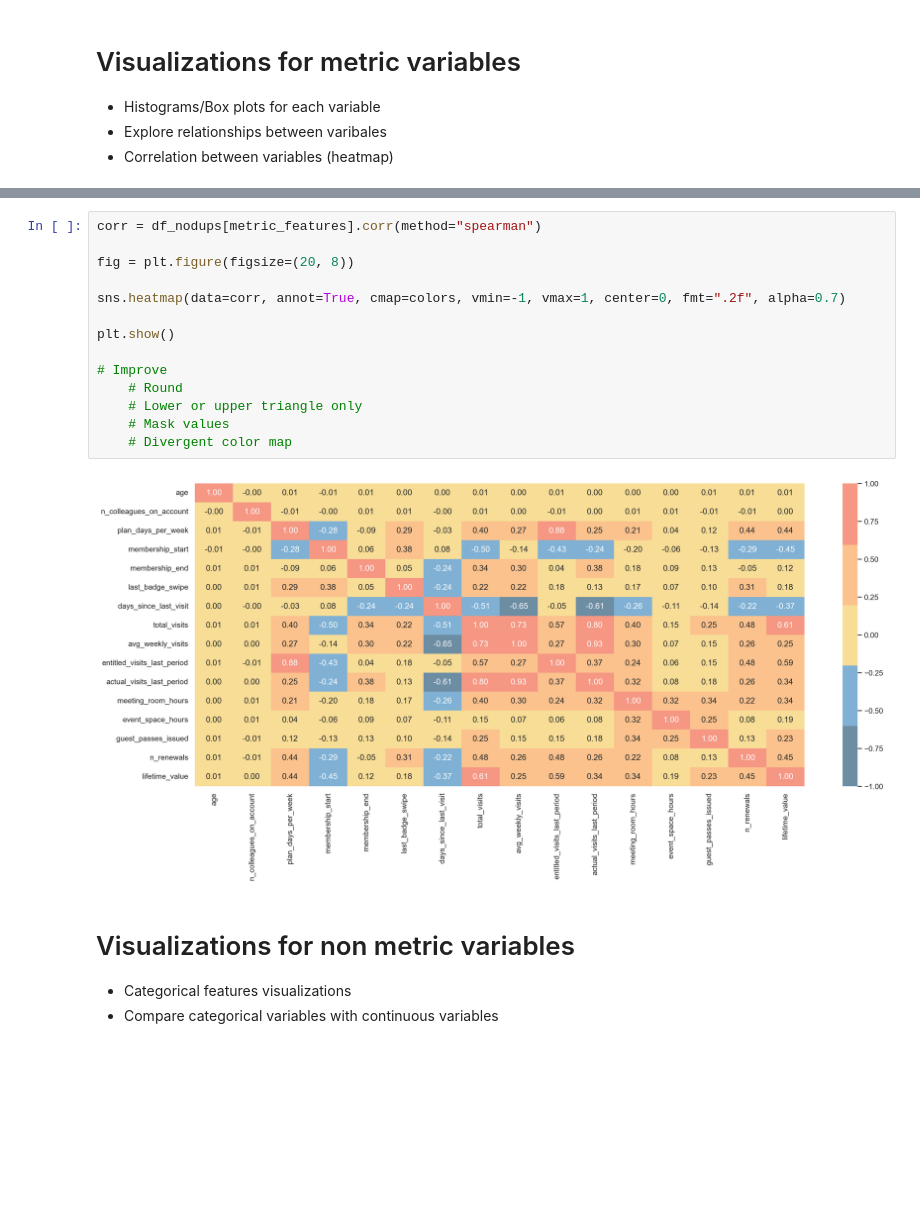
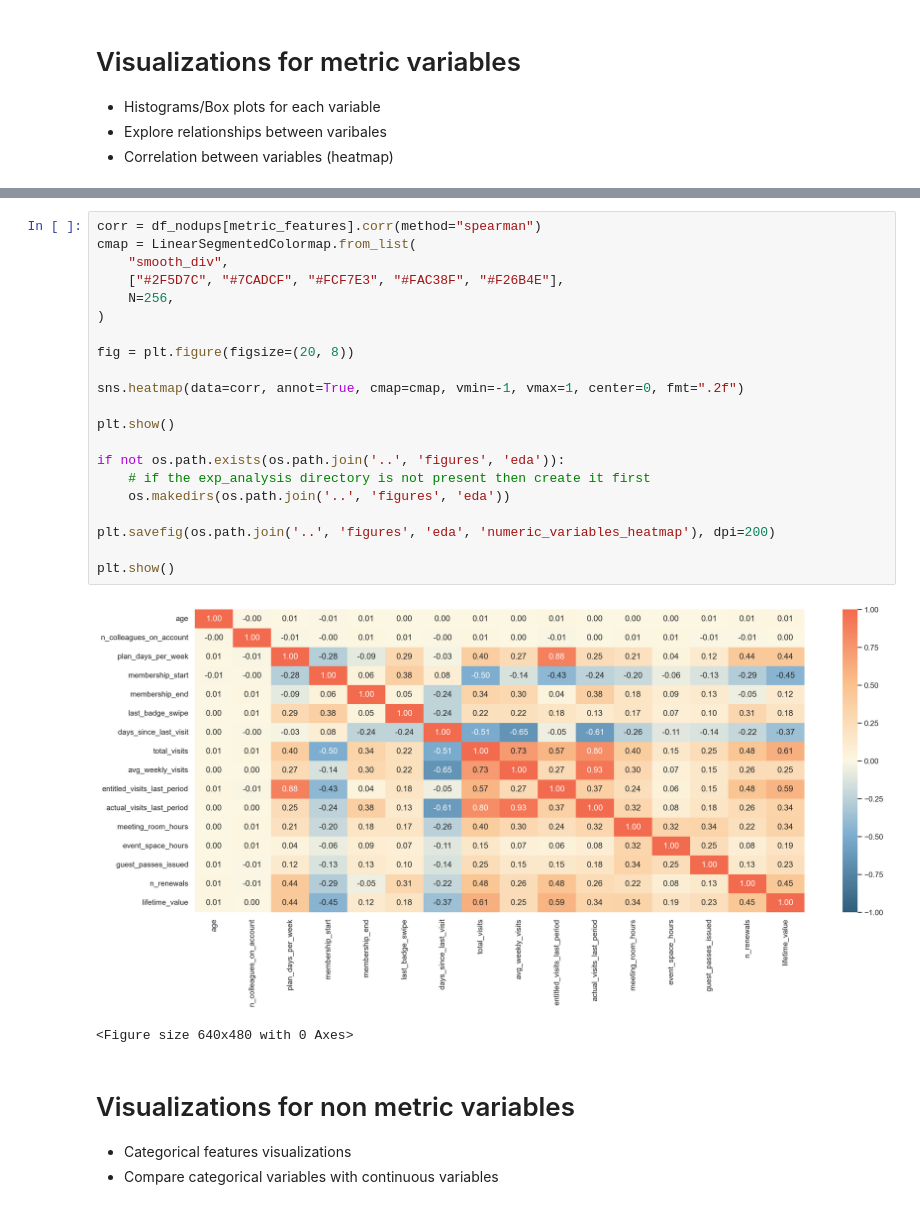
Before and after one commit to saradfalves/DM_Group20, a Jupyter notebook: notebooks/EDA_Sara.ipynb, the cells around one changed output, grey strips where cells are left out. Cells and saved outputs as stored; diff of their text form; blank space fills up the shorter version.

```diff
--- a/notebooks/EDA_Sara.ipynb
+++ b/notebooks/EDA_Sara.ipynb
@@ -335,19 +341,27 @@ plt.show()
 # %%
 corr = df_nodups[metric_features].corr(method="spearman")
+cmap = LinearSegmentedColormap.from_list(
+    "smooth_div",
+    ["#2F5D7C", "#7CADCF", "#FCF7E3", "#FAC38F", "#F26B4E"],
+    N=256,
+)
 
 fig = plt.figure(figsize=(20, 8))
 
-sns.heatmap(data=corr, annot=True, cmap=colors, vmin=-1, vmax=1, center=0, fmt=".2f", alpha=0.7)
+sns.heatmap(data=corr, annot=True, cmap=cmap, vmin=-1, vmax=1, center=0, fmt=".2f")
 
 plt.show()
 
-# Improve
-    # Round
-    # Lower or upper triangle only
-    # Mask values
-    # Divergent color map
+if not os.path.exists(os.path.join('..', 'figures', 'eda')):
+    # if the exp_analysis directory is not present then create it first
+    os.makedirs(os.path.join('..', 'figures', 'eda'))
+
+plt.savefig(os.path.join('..', 'figures', 'eda', 'numeric_variables_heatmap'), dpi=200)
+
+plt.show()
 # %% [output]
-[figure, old version]
+[figure, new version]
+<Figure size 640x480 with 0 Axes>
 # %% [markdown]
 # Visualizations for non metric variables
 
```
Also changed, not shown: parts of 9 cells of this notebook, 6 other files.
